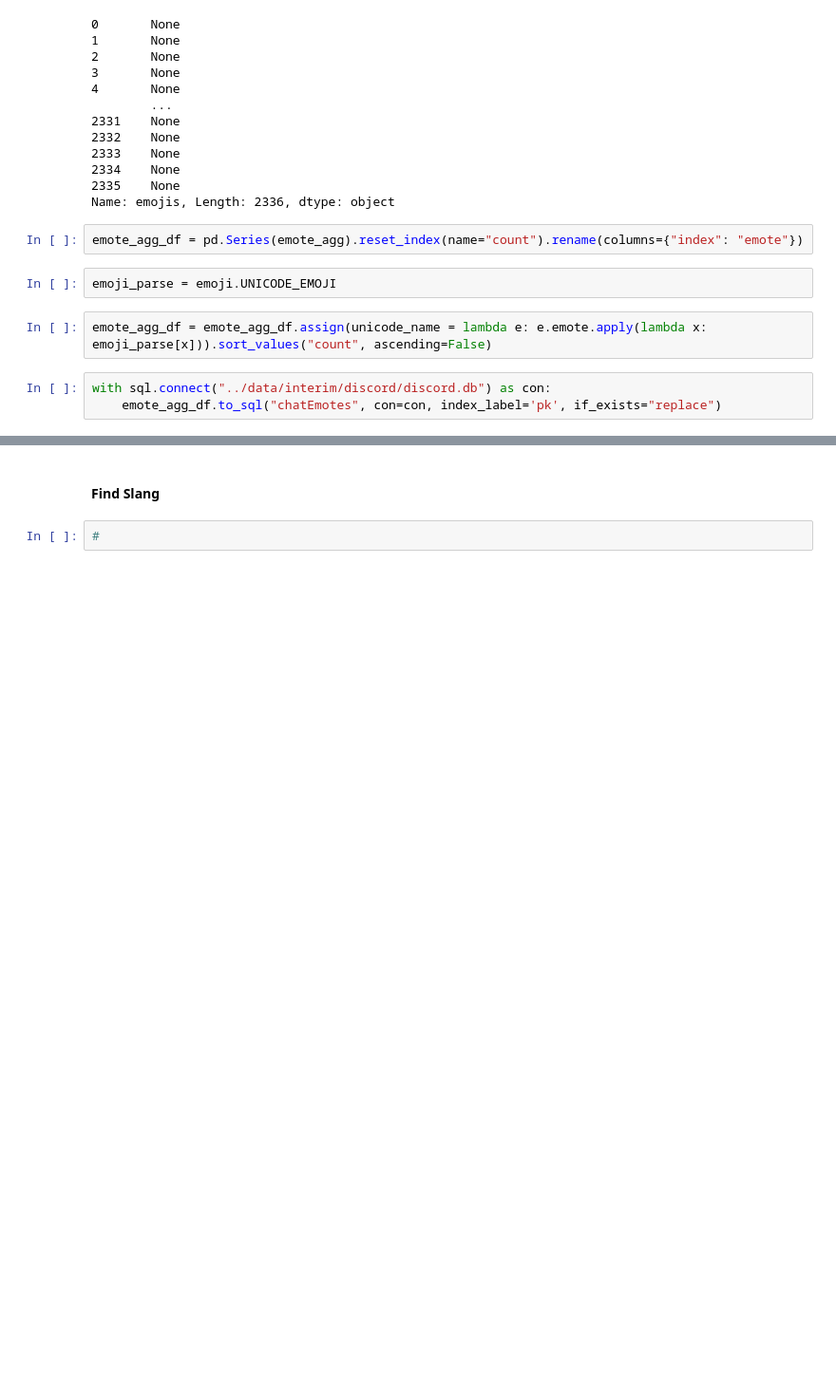
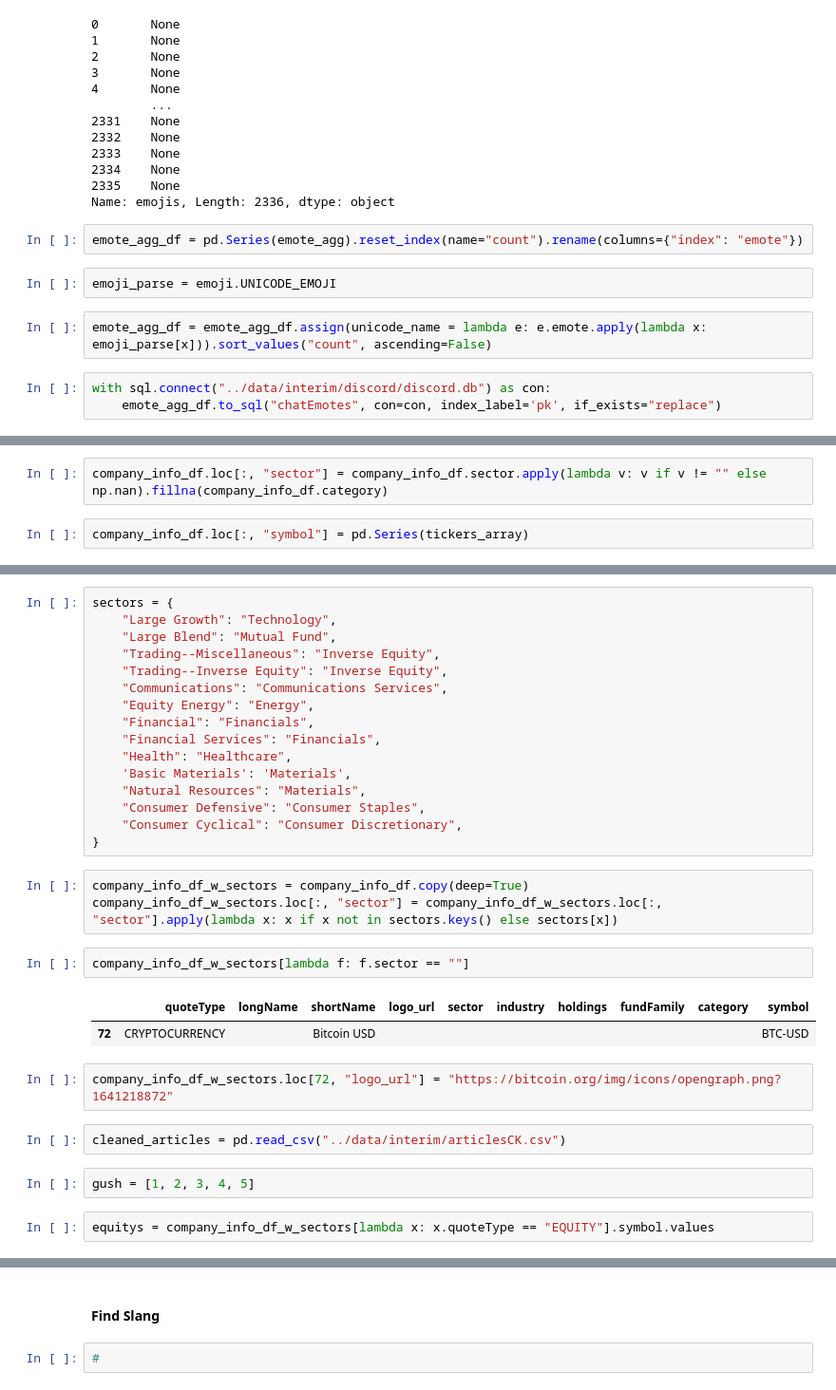
Before and after one commit to kyle-rgb/Discord_Project, a Jupyter notebook: notebooks/Data_Cleaning.ipynb, the cells around one changed output, grey strips where cells are left out. Shown at 95% size. Drawn from its saved outputs; the diff is of its cells as text; blank space fills up the shorter version.

```diff
--- a/notebooks/Data_Cleaning.ipynb
+++ b/notebooks/Data_Cleaning.ipynb
@@ -3089,0 +3131,4 @@ with sql.connect("../data/interim/discord/discord.db") as con:
+# %%
+company_info_df.loc[:, "sector"] = company_info_df.sector.apply(lambda v: v if v != "" else np.nan).fillna(company_info_df.category)
+# %%
+company_info_df.loc[:, "symbol"] = pd.Series(tickers_array)
@@ -3089,0 +3160,32 @@ with sql.connect("../data/interim/discord/discord.db") as con:
+# %%
+sectors = {
+    "Large Growth": "Technology",
+    "Large Blend": "Mutual Fund",
+    "Trading--Miscellaneous": "Inverse Equity",
+    "Trading--Inverse Equity": "Inverse Equity",
+    "Communications": "Communications Services",
+    "Equity Energy": "Energy",
+    "Financial": "Financials",
+    "Financial Services": "Financials",
+    "Health": "Healthcare",
+    'Basic Materials': 'Materials',
+    "Natural Resources": "Materials",
+    "Consumer Defensive": "Consumer Staples",
+    "Consumer Cyclical": "Consumer Discretionary",
+}
+# %%
+company_info_df_w_sectors = company_info_df.copy(deep=True)
+company_info_df_w_sectors.loc[:, "sector"] = company_info_df_w_sectors.loc[:, "sector"].apply(lambda x: x if x not in sectors.keys() else sectors[x])
+# %%
+company_info_df_w_sectors[lambda f: f.sector == ""]
+# %% [output]
+|  | quoteType | longName | shortName | logo_url | sector | industry | holdings | fundFamily | category | symbol |
+| 72 | CRYPTOCURRENCY |  | Bitcoin USD |  |  |  |  |  |  | BTC-USD |
+# %%
+company_info_df_w_sectors.loc[72, "logo_url"] = "https://bitcoin.org/img/icons/opengraph.png?1641218872"
+# %%
+cleaned_articles = pd.read_csv("../data/interim/articlesCK.csv")
+# %%
+gush = [1, 2, 3, 4, 5]
+# %%
+equitys = company_info_df_w_sectors[lambda x: x.quoteType == "EQUITY"].symbol.values
```
Also changed, not shown: parts of 28 cells of this notebook, 12 other files.
